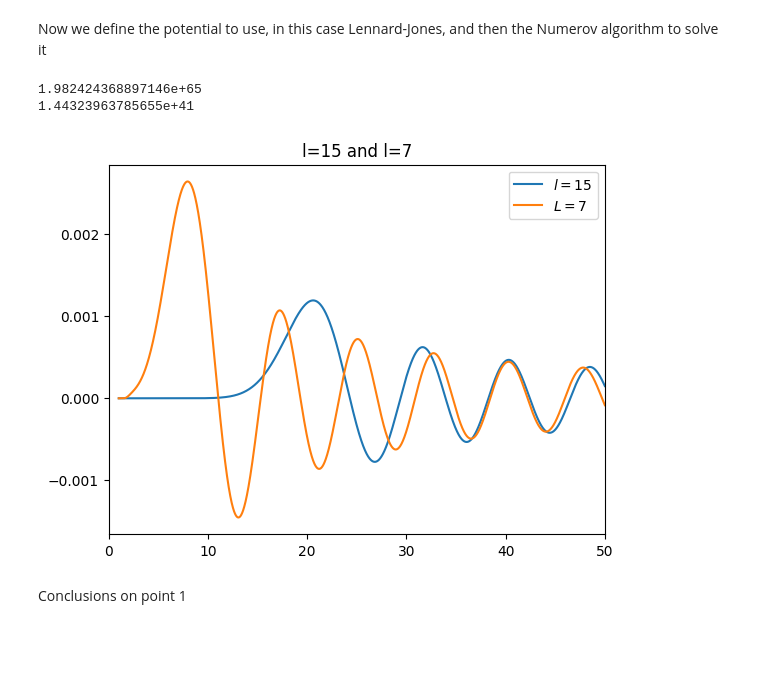
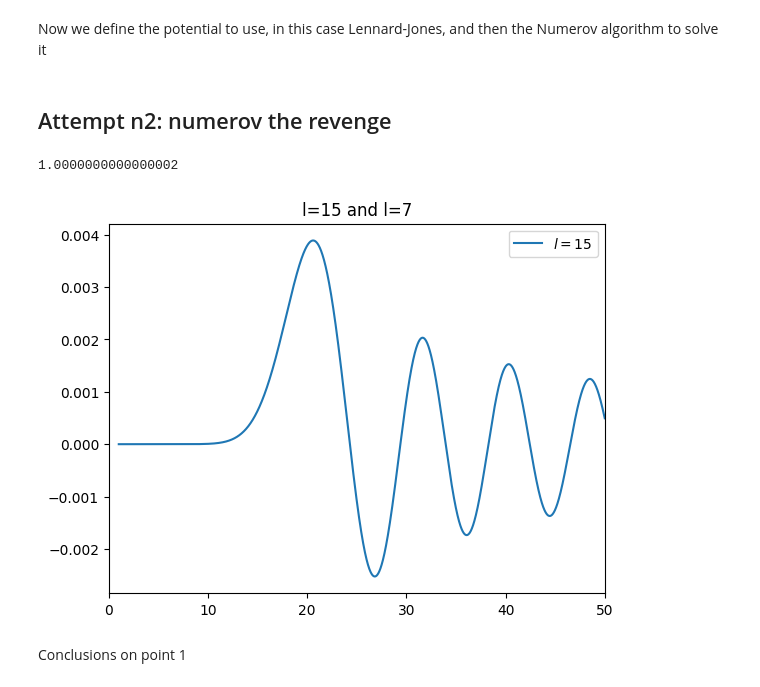
Before and after one commit to marcobeIIa/computational_physics, a Jupyter notebook: hm1.ipynb, the cells around one changed output. Saved outputs shown, nothing was run; the diff lists cells and outputs as text; code cells hidden in the pictures; blank space fills up the shorter version.

```diff
--- a/hm1.ipynb
+++ b/hm1.ipynb
@@ -4,15 +4,16 @@
 ## Importing parameters
 # %%
 import numpy as np
-import scipy
+from scipy.integrate import simps
 import sys
+from random import randint
 import matplotlib.pyplot as plt
 
 # Parameters
 E = 1.5 #meV
 epsilon = 5.99 # meV
 sigma = 2. # Angstrom
-rmax = 500 # Angstrom
+rmax = 50 # Angstrom
 h = 0.01 # spacing
 N = rmax/h #number of points
 r = np.arange(sigma/2, rmax, h)
@@ -62,42 +64,35 @@ def Numerov(E,h,l,r):
     for j in range(len(r)):
         psi[j] = y[j] / r[j]
     return psi
+# %% [markdown]
+## Attempt n2: numerov the revenge
 # %%
+#new attempt at renormalising the wavefunction
+def normalize_wavefunction(r, psi):
+    """ Normalize the wavefunction so that ∫ |psi(x)|² dx = 1 """
+    norm_factor = np.sqrt(simps(4*np.pi*r**2*psi**2, r))  # Compute ∫ |ψ(x)|² dx
+    return psi / norm_factor  # Normalize ψ(x)
+
 # Normalization
-normalizzazione = 0
-normalizzazione7 = 0
 n = np.zeros(len(r))
 n7 = n
 
 psi = Numerov(E,h,l,r)
-psi7 = Numerov(E,h,5,r)
+PSI= normalize_wavefunction(r,psi)
 
-for j in range(len(r)):
-    n[j] = 4 * np.pi * psi[j]**2 * r[j]**2 *h
-    normalizzazione += n[j]
-
-for j in range(len(r)):
-    n7[j] = 4 * np.pi * psi7[j]**2 * r[j]**2 *h
-    normalizzazione7 += n7[j]
-
-PSI=psi/np.sqrt(normalizzazione)
-PSI7=psi7/np.sqrt(normalizzazione7)
-print(normalizzazione)
-print(normalizzazione7)
+print(simps(4*np.pi*r**2*PSI**2, r))
 
 # Visualization
 fig, ax = plt.subplots()
 #ax.set_ylim(-0.0003,0.0003)
 ax.set_xlim(0,50)
 ax.set_title(r'l=15 and l=7')
 ax.plot(r, PSI, label=rf'$l=15$')
-ax.plot(r, PSI7, label=rf'$L=7$')
 plt.legend(loc='best')
 plt.show()
 # %% [output]
-1.982424368897146e+65
-1.44323963785655e+41
+1.0000000000000002
-[figure, old version]
+[figure, new version]
 # %% [markdown]
 Conclusions on point 1
 # %% [markdown]
```
Also changed, not shown: parts of 6 cells of this notebook.
